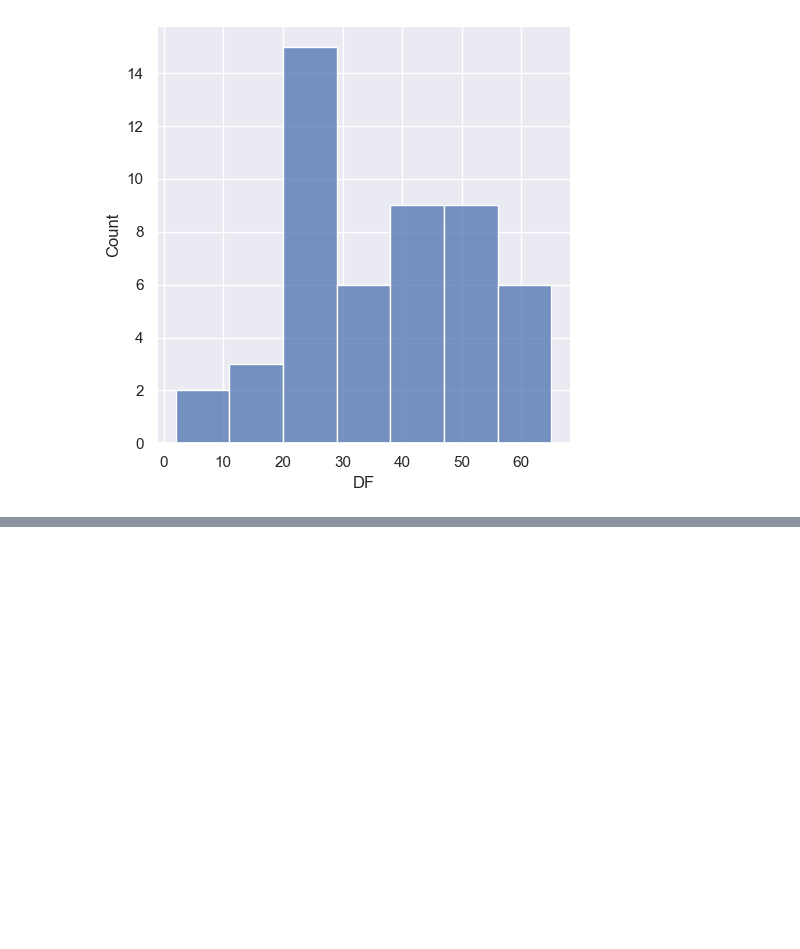
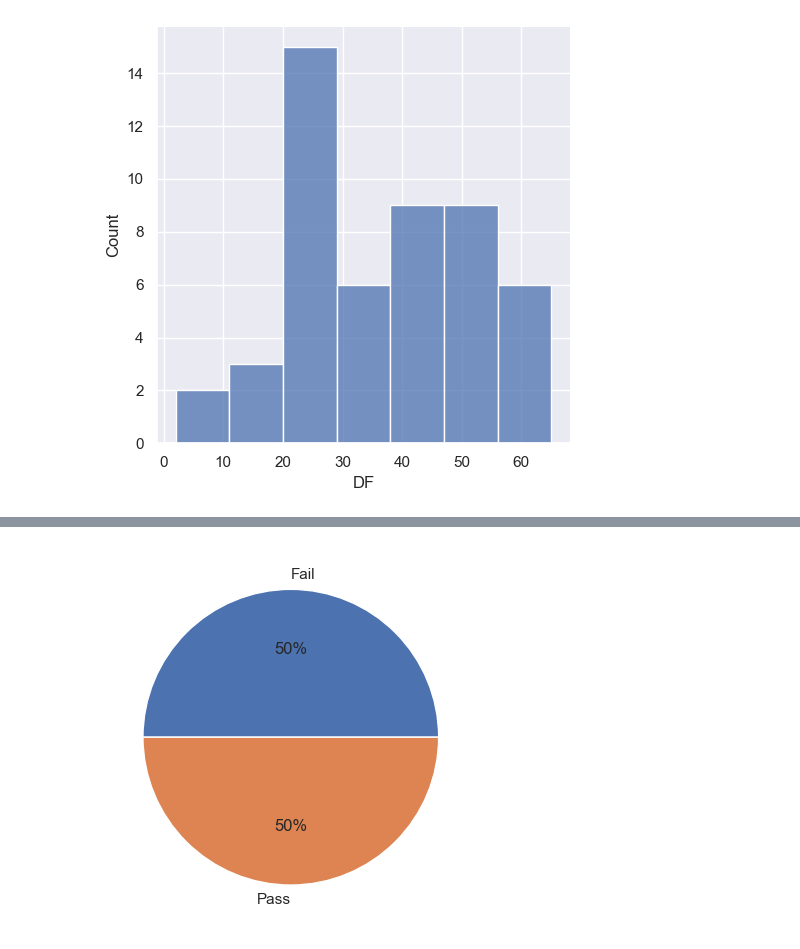
Before and after one commit to manglanivivek/marks-management, a Jupyter notebook: marking.ipynb, the cells around one changed output, grey strips where cells are left out. Cells and saved outputs as stored; diff of their text form; code cells hidden in the pictures; blank space fills up the shorter version.

```diff
--- a/marking.ipynb
+++ b/marking.ipynb
@@ -67,0 +114,8 @@ mat.show()
+# %%
+a2 = data.DBMS
+dbmsfail = a2[a2<24]
+print("Number of students failed in DF is:")
+print(dbmsfail.value_counts().sum())
+print("\n Those Students are:")
+dbmspass = a2[a2>=24]
+dbmsfail
@@ -67,0 +144,7 @@ mat.show()
+# %%
+datadbms = [dbmsfail.value_counts().sum(),dbmspass.value_counts().sum()]
+labels = ['Fail',"Pass"]
+mat.pie(datadbms,labels=labels,autopct='%.0f%%')
+mat.show()
+# %% [output]
+[figure, added]
```
Also changed, not shown: parts of 14 cells of this notebook.
